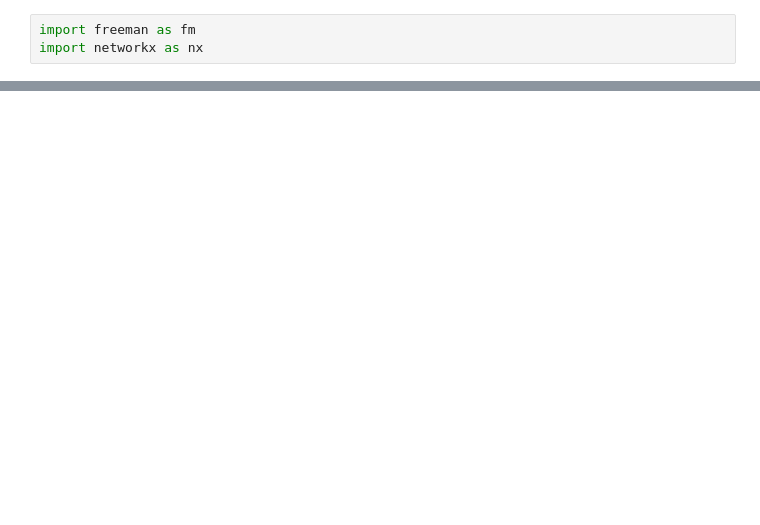
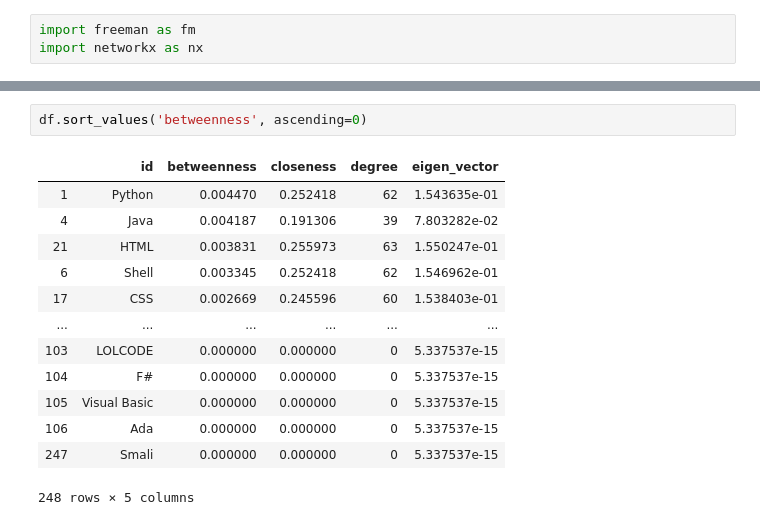
Before and after one commit to brunoartc/RedesSociais, a Jupyter notebook: dev_repos.ipynb, the cells around one changed output, grey strips where cells are left out. Cells and saved outputs as stored; diff of their text form; blank space fills up the shorter version.

```diff
--- a/dev_repos.ipynb
+++ b/dev_repos.ipynb
@@ -62,0 +70,16 @@ onemode_repos_g.draw()
+# %%
+df.sort_values('betweenness', ascending=0)
+# %% [output]
+|  | id | betweenness | closeness | degree | eigen_vector |
+| 1 | Python | 0.004470 | 0.252418 | 62 | 1.543635e-01 |
+| 4 | Java | 0.004187 | 0.191306 | 39 | 7.803282e-02 |
+| 21 | HTML | 0.003831 | 0.255973 | 63 | 1.550247e-01 |
+| 6 | Shell | 0.003345 | 0.252418 | 62 | 1.546962e-01 |
+| 17 | CSS | 0.002669 | 0.245596 | 60 | 1.538403e-01 |
+| ... | ... | ... | ... | ... | ... |
+| 103 | LOLCODE | 0.000000 | 0.000000 | 0 | 5.337537e-15 |
+| 104 | F# | 0.000000 | 0.000000 | 0 | 5.337537e-15 |
+| 105 | Visual Basic | 0.000000 | 0.000000 | 0 | 5.337537e-15 |
+| 106 | Ada | 0.000000 | 0.000000 | 0 | 5.337537e-15 |
+| 247 | Smali | 0.000000 | 0.000000 | 0 | 5.337537e-15 |
+248 rows × 5 columns
```
Also changed, not shown: parts of 19 cells of this notebook, 3 other files.
